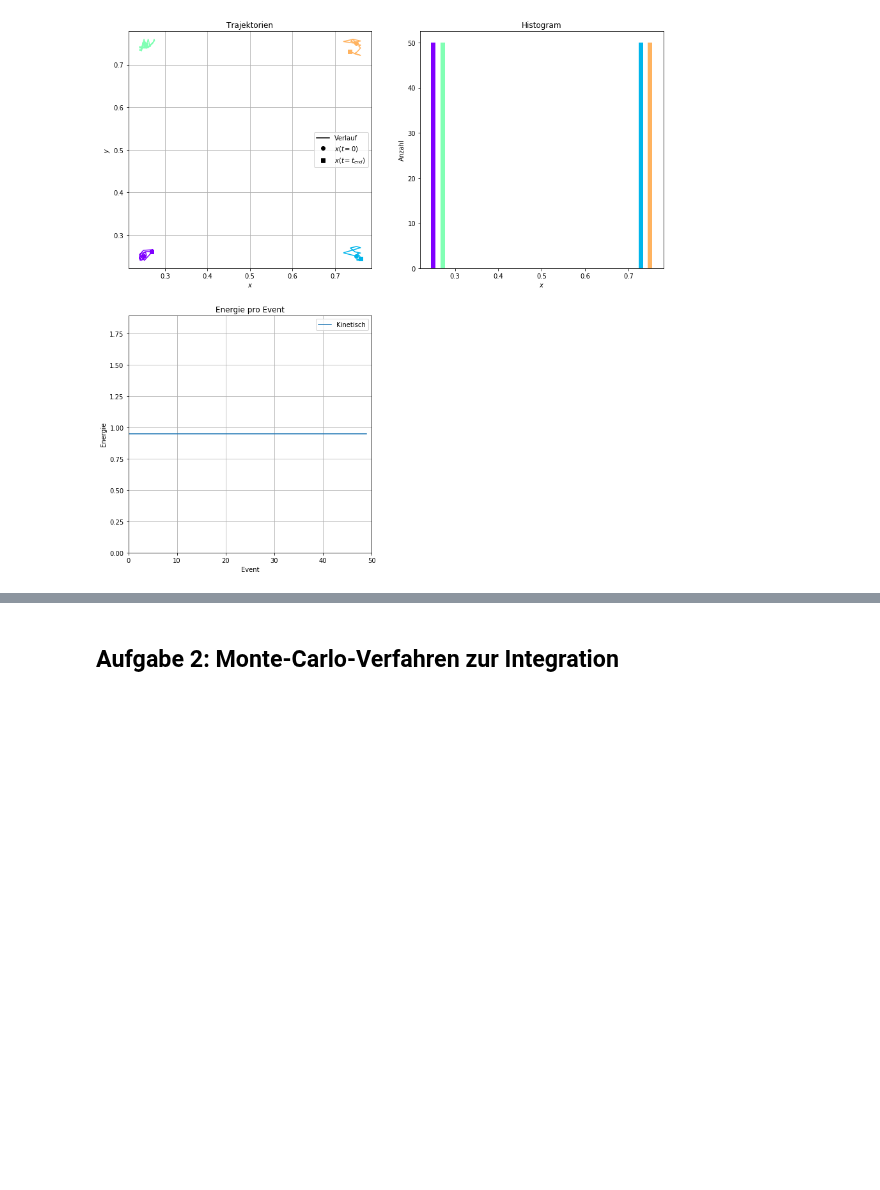
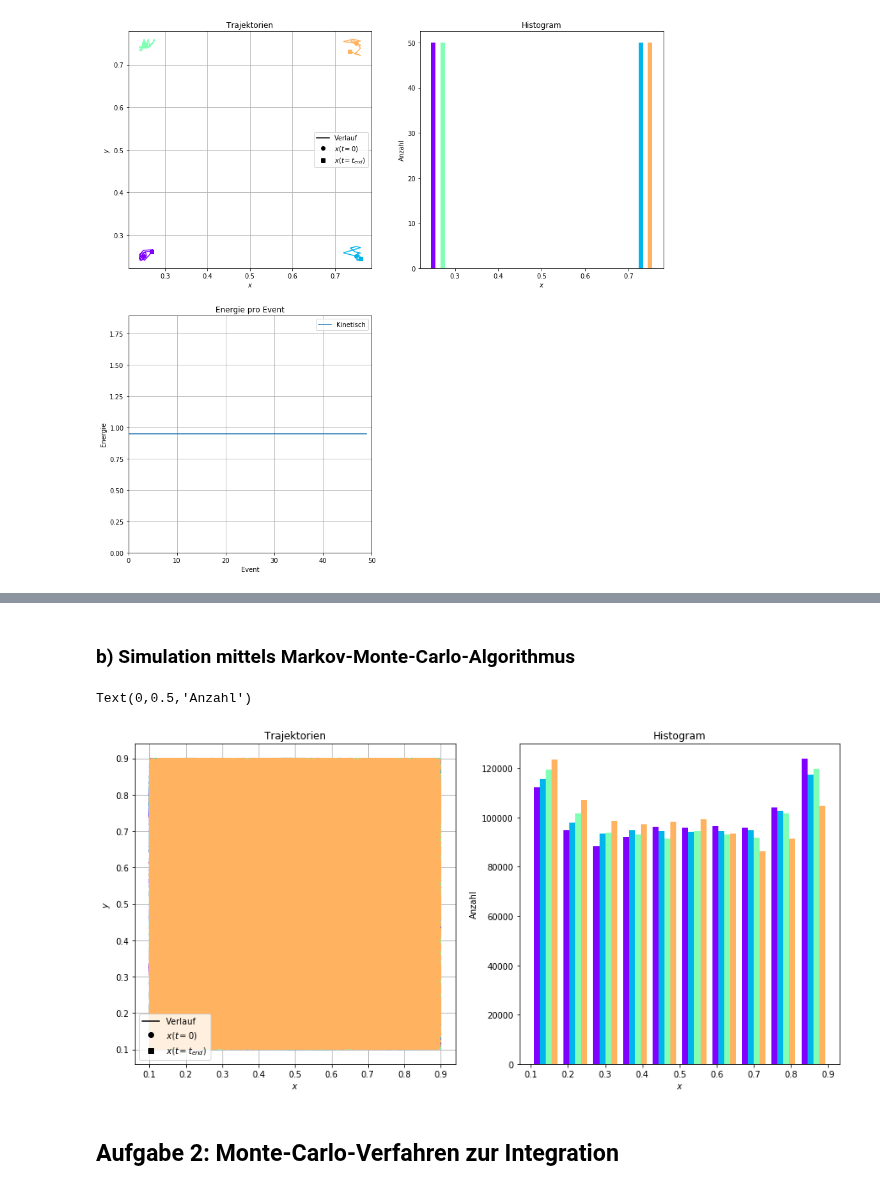
Before and after one commit to darenegade/modellbildung, a Jupyter notebook: Abgabe 4/Abgabe 4.ipynb, the cells around one changed output, grey strips where cells are left out. Cells and saved outputs as stored; diff of their text form; code cells hidden in the pictures; blank space fills up the shorter version.

```diff
--- a/Abgabe 4/Abgabe 4.ipynb
+++ b/Abgabe 4/Abgabe 4.ipynb
@@ -167,3 +180,52 @@ plotMD(xhist, vhist, vkinHist)
+# %% [markdown]
+### b) Simulation mittels Markov-Monte-Carlo-Algorithmus
+# %%
+L = [[0.25, 0.25], [0.75, 0.25], [0.25, 0.75], [0.75, 0.75]]
+sigma = 0.1
+sigma_sq = sigma ** 2
+delta = 0.1
+n_steps = 1000000
+xhist = []
+for steps in range(n_steps):
+    a = random.choice(L)
+    b = [a[0] + random.uniform(-delta, delta), a[1] + random.uniform(-delta, delta)]
+    min_dist = min((b[0] - c[0]) ** 2 + (b[1] - c[1]) ** 2 for c in L if c != a)
+    box_cond = min(b[0], b[1]) < sigma or max(b[0], b[1]) > 1.0 - sigma
+    if not (box_cond or min_dist < 4.0 * sigma ** 2):
+        a[:] = b
+    xhist.append(copy.deepcopy(L))
+
+xhist = array(xhist)
+# Plot der Daten
+figure(figsize=(15,7))
+subplot(121)
+c = []
+for i in range(xhist.shape[1]):
+    c.append(cm.rainbow((float(i)/xhist.shape[1])))
+    plot(xhist[0,i,0], xhist[0,i,1],'o', color=c[i])
+    plot(xhist[-1,i,0], xhist[-1,i,1],'s', color=c[i])
+    plot(xhist[:,i,0], xhist[:,i,1], color=c[i])
+axis('equal')
+title('Trajektorien')
+xlabel('$x$')
+ylabel('$y$')
+grid(True)
+legend( [Line2D([],[], linestyle='-', color='k'),
+         Line2D([],[], linestyle='', marker='o', color='k'),
+         Line2D([],[], linestyle='', marker='s', color='k')],
+        ["Verlauf",
+         "$x(t=0)$",
+         r'$x(t=t_{end})$'],
+        numpoints=1)
+
+subplot(122)
+hist(xhist[:,:,0], color=c)
+title('Histogram')
+xlabel('$x$')
+ylabel('Anzahl')
+# %% [output]
+Text(0,0.5,'Anzahl')
+[figure, added]
 # %% [markdown]
 ## Aufgabe 2: Monte-Carlo-Verfahren zur Integration
 # %% [markdown]
```
Also changed, not shown: parts of 8 cells of this notebook.
